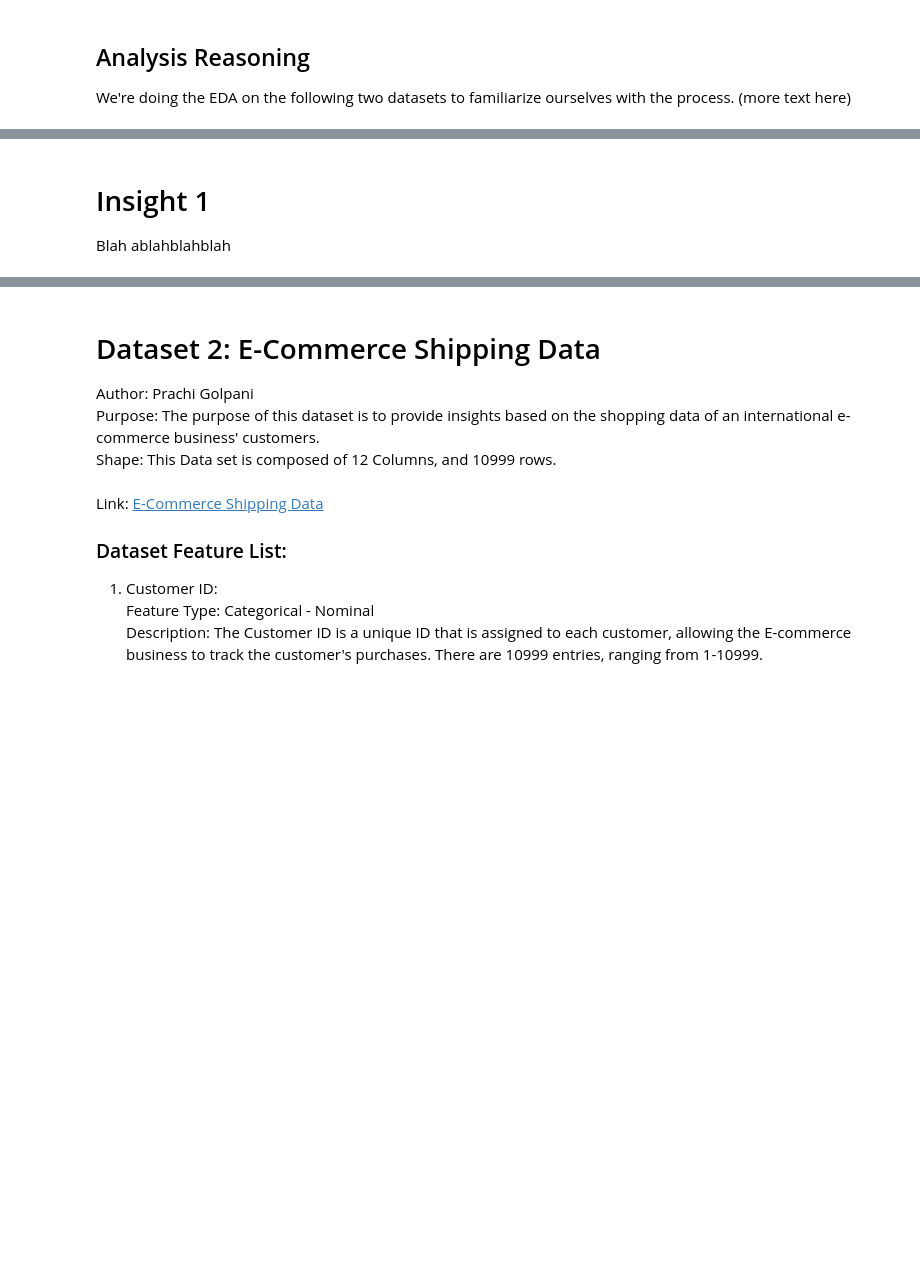
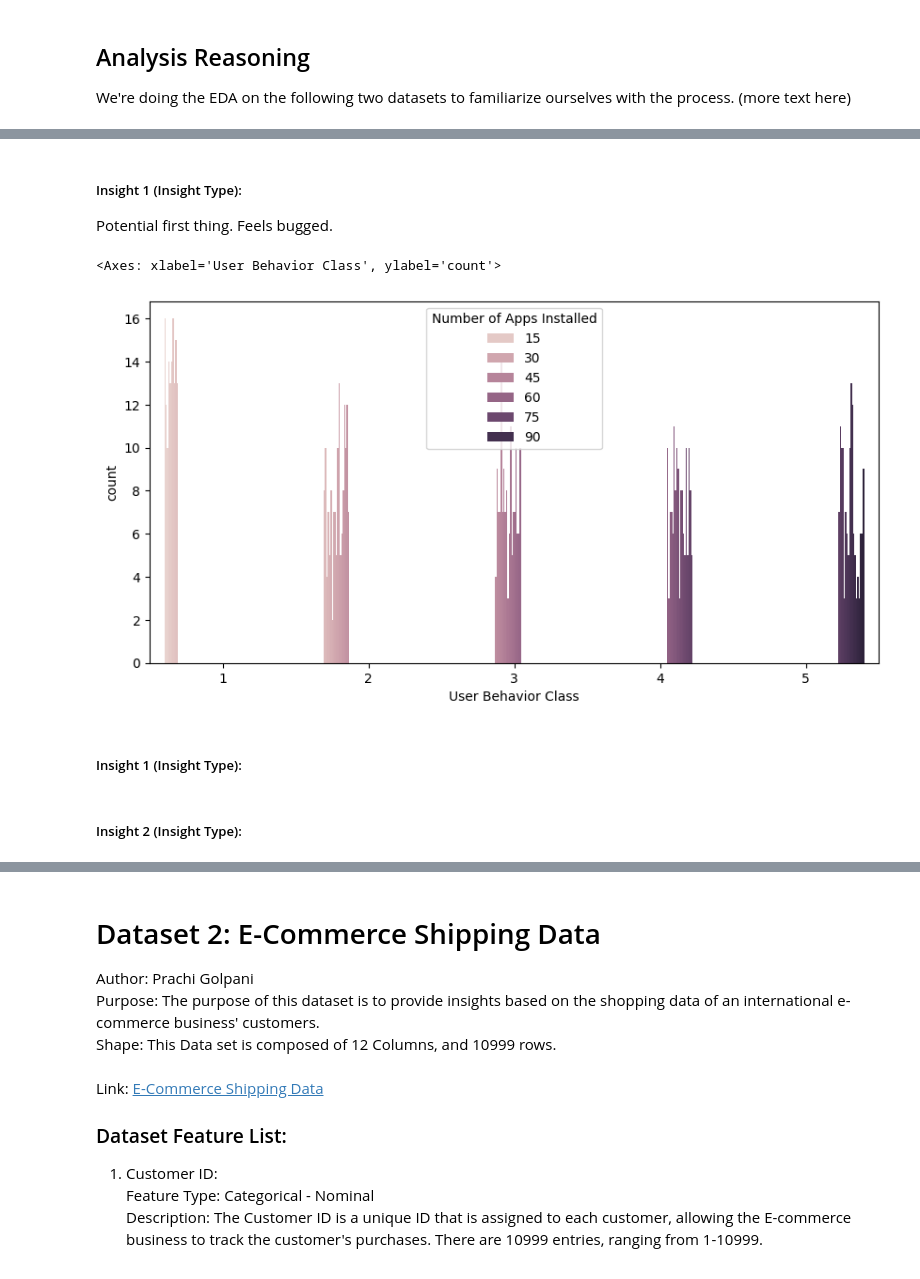
Before and after one commit to CLFrod/Assignment1CSI4142, a Jupyter notebook: Assignment 1 Notebook.ipynb, the cells around one changed output, grey strips where cells are left out. Drawn from its saved outputs; the diff is of its cells as text; code cells hidden in the pictures; blank space fills up the shorter version.

Commit message:
r3 insight

```diff
--- a/Assignment 1 Notebook.ipynb
+++ b/Assignment 1 Notebook.ipynb
@@ -106,3 +149,12 @@ print(data.iloc[0])
+# %% [markdown]
+##### Insight 1 (Insight Type):
+Potential first thing. Feels bugged.
+# %%
+fig = plt.figure(figsize=(15, 5))
+
+sns.countplot(x='User Behavior Class', hue='Number of Apps Installed', data=data)
+# %% [output]
+<Axes: xlabel='User Behavior Class', ylabel='count'>
+[figure, added]
 # %% [markdown]
-# Insight 1
-Blah ablahblahblah
+<h5> Insight 1 (Insight Type):</h5>
@@ -122,0 +163,2 @@ plt.show()
+# %% [markdown]
+<h5> Insight 2 (Insight Type):</h5>
```
Also changed, not shown: parts of 25 cells of this notebook.
